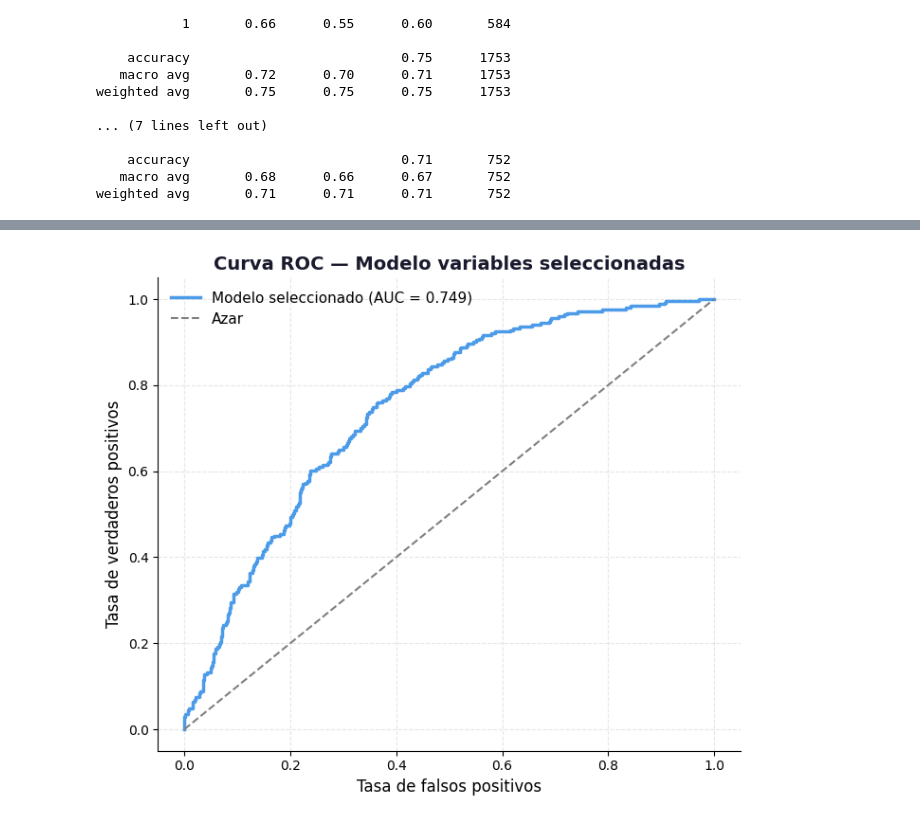
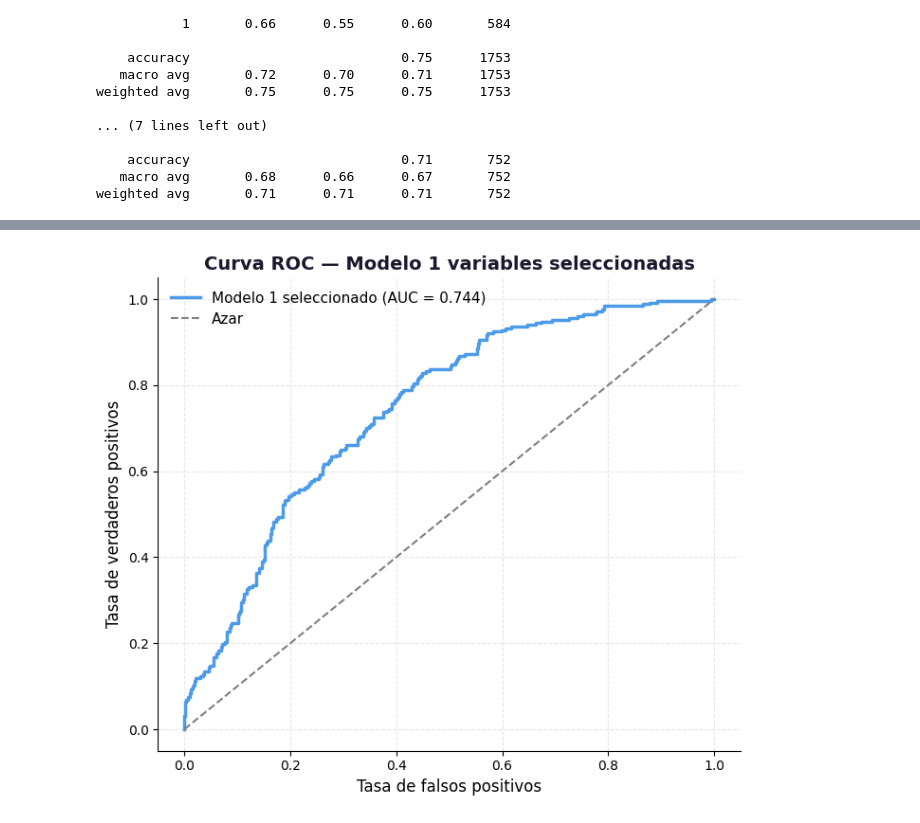
Before and after one commit to yacuervo18/Proyecto_Analitica_III, a Jupyter notebook: src/Modelo_RN_1.ipynb, the cells around one changed output, grey strips where cells are left out. Drawn from its saved outputs; the diff is of its cells as text; code cells hidden in the pictures.

```diff
--- a/src/Modelo_RN_1.ipynb
+++ b/src/Modelo_RN_1.ipynb
@@ -1283,0 +1218,19 @@ plt.show()
+# %%
+# ── Predicciones modelo seleccionado ──────────────────────────────────────
+y_prob_train_sel_1 = model_sel_1.predict(X2_train, verbose=0).flatten()
+y_prob_test_sel_1  = model_sel_1.predict(X2_test, verbose=0).flatten()
+
+umbral = 0.5
+y_pred_train_sel_1 = np.where(y_prob_train_sel_1 >= umbral, 1, 0)
+y_pred_test_sel_1  = np.where(y_prob_test_sel_1  >= umbral, 1, 0)
+
+# ── Métricas ──────────────────────────────────────────────────────────────
+print("=" * 50)
+print("REPORTE — TRAIN — Modelo 1 variables seleccionadas")
+print("=" * 50)
+print(classification_report(y2_train, y_pred_train_sel_1))
+
+print("=" * 50)
+print("REPORTE — TEST — Modelo 1 variables seleccionadas")
+print("=" * 50)
+print(classification_report(y2_test, y_pred_test_sel_1))
@@ -1284,24 +1255,24 @@ plt.show()
 # %%
 # ── Curva ROC ─────────────────────────────────────────────────────────────
-fpr_sel, tpr_sel, _ = roc_curve(y2_test, y_prob_test_sel)
-auc_sel             = roc_auc_score(y2_test, y_prob_test_sel)
+fpr_sel_1, tpr_sel_1, _ = roc_curve(y2_test, y_prob_test_sel_1)
+auc_sel_1             = roc_auc_score(y2_test, y_prob_test_sel_1)
 
 fig, ax = plt.subplots(figsize=(7, 6))
-ax.plot(fpr_sel, tpr_sel, color='#4C9BE8', linewidth=2.5,
-        label=f'Modelo seleccionado (AUC = {auc_sel:.3f})')
+ax.plot(fpr_sel_1, tpr_sel_1, color='#4C9BE8', linewidth=2.5,
+        label=f'Modelo 1 seleccionado (AUC = {auc_sel_1:.3f})')
 ax.plot([0,1], [0,1], color='gray', linestyle='--', linewidth=1.5, label='Azar')
-ax.set_title('Curva ROC — Modelo variables seleccionadas',
+ax.set_title('Curva ROC — Modelo 1 variables seleccionadas',
              fontsize=14, fontweight='bold', color='#1a1a2e')
 ax.set_xlabel('Tasa de falsos positivos', fontsize=12)
 ax.set_ylabel('Tasa de verdaderos positivos', fontsize=12)
 ax.legend(fontsize=11, frameon=False)
 ax.spines[['top', 'right']].set_visible(False)
 ax.grid(alpha=0.3, linestyle='--')
 plt.tight_layout()
-plt.savefig('roc_modelo_sel.png', dpi=150, bbox_inches='tight')
+plt.savefig('roc_modelo_sel_1.png', dpi=150, bbox_inches='tight')
 plt.show()
 # %% [output]
-[figure, old version]
+[figure, new version]
 # %%
 # ── Curva Precision-Recall ────────────────────────────────────────────────
 from sklearn.metrics import precision_recall_curve
```
Also changed, not shown: parts of 31 cells of this notebook, 8 other files.
